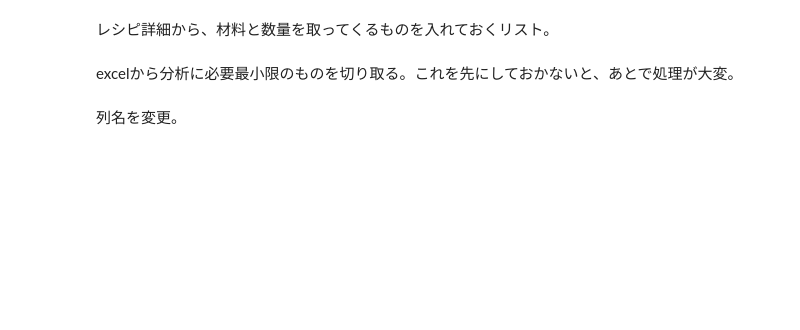
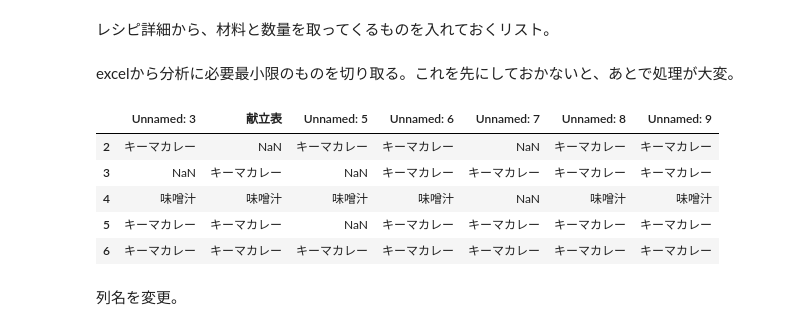
Before and after one commit to oYasuiHaruki/Colaboratory, a Jupyter notebook: 献立自動化.ipynb, the cells around one changed output. Drawn from its saved outputs; the diff is of its cells as text; code cells hidden in the pictures; blank space fills up the shorter version.

```diff
--- a/献立自動化.ipynb
+++ b/献立自動化.ipynb
@@ -27,6 +43,14 @@ suryo_lists = []
 excelから分析に必要最小限のものを切り取る。これを先にしておかないと、あとで処理が大変。
 # %%
 kondate_hyo = kondate_hyo.iloc[2:8, 3:10]
+kondate_hyo.head()
+# %% [output]
+|  | Unnamed: 3 | 献立表 | Unnamed: 5 | Unnamed: 6 | Unnamed: 7 | Unnamed: 8 | Unnamed: 9 |
+| 2 | キーマカレー | NaN | キーマカレー | キーマカレー | NaN | キーマカレー | キーマカレー |
+| 3 | NaN | キーマカレー | NaN | キーマカレー | キーマカレー | キーマカレー | キーマカレー |
+| 4 | 味噌汁 | 味噌汁 | 味噌汁 | 味噌汁 | NaN | 味噌汁 | 味噌汁 |
+| 5 | キーマカレー | キーマカレー | NaN | キーマカレー | キーマカレー | キーマカレー | キーマカレー |
+| 6 | キーマカレー | キーマカレー | キーマカレー | キーマカレー | キーマカレー | キーマカレー | キーマカレー |
 # %% [markdown]
 列名を変更。
 # %%
```
Also changed, not shown: parts of 8 cells of this notebook.
